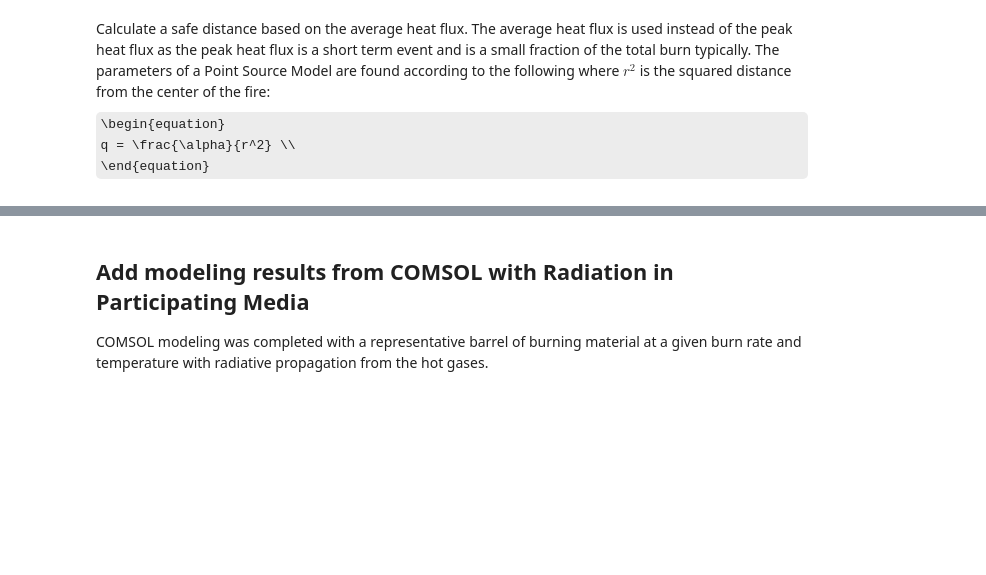
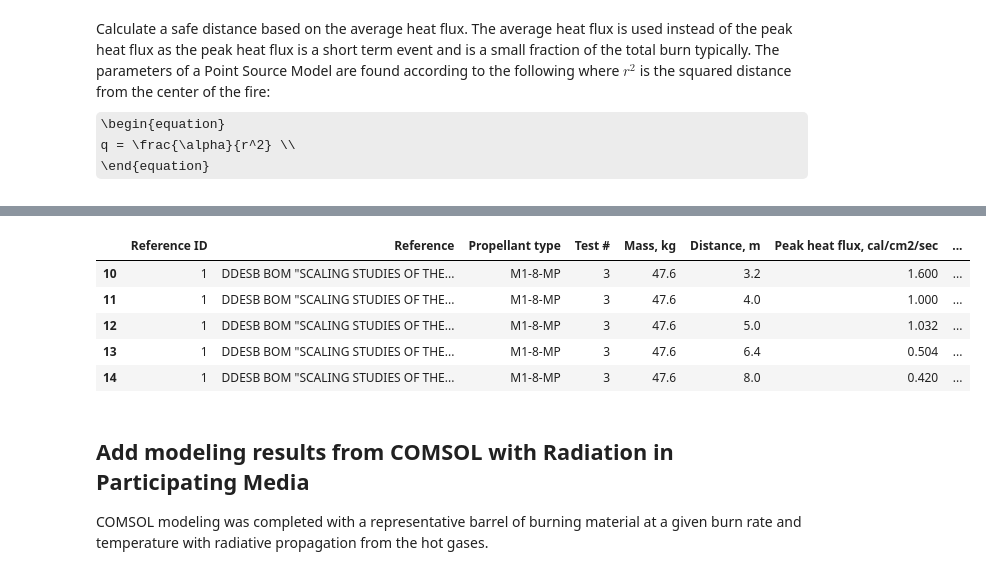
Before and after one commit to clint-bg/publicationdata, a Jupyter notebook: aiaaSafeSitingProposal/safeDistancesOpenBurn.ipynb, the cells around one changed output, grey strips where cells are left out. Saved outputs shown, nothing was run; the diff lists cells and outputs as text; code cells hidden in the pictures; some formulas as TeX source; blank space fills up the shorter version.

```diff
--- a/aiaaSafeSitingProposal/safeDistancesOpenBurn.ipynb
+++ b/aiaaSafeSitingProposal/safeDistancesOpenBurn.ipynb
@@ -173,3 +187,13 @@ plt.show()
+# %%
+#example analysis result for Safe Distance given test results
+df[df['Unique ID']=='R1T3']
+# %% [output]
+|  | Reference ID | Reference | Propellant type | Test # | Mass, kg | Distance, m | Peak heat flux, cal/cm2/sec | ... |
+| 10 | 1 | DDESB BOM "SCALING STUDIES OF THE... | M1-8-MP | 3 | 47.6 | 3.2 | 1.600 | ... |
+| 11 | 1 | DDESB BOM "SCALING STUDIES OF THE... | M1-8-MP | 3 | 47.6 | 4.0 | 1.000 | ... |
+| 12 | 1 | DDESB BOM "SCALING STUDIES OF THE... | M1-8-MP | 3 | 47.6 | 5.0 | 1.032 | ... |
+| 13 | 1 | DDESB BOM "SCALING STUDIES OF THE... | M1-8-MP | 3 | 47.6 | 6.4 | 0.504 | ... |
+| 14 | 1 | DDESB BOM "SCALING STUDIES OF THE... | M1-8-MP | 3 | 47.6 | 8.0 | 0.420 | ... |
 # %% [markdown]
 ## Add modeling results from COMSOL with Radiation in Participating Media
 COMSOL modeling was completed with a representative barrel of burning material at a given burn rate and temperature with radiative propagation from the hot gases.
```
Also changed, not shown: parts of 9 cells of this notebook.
